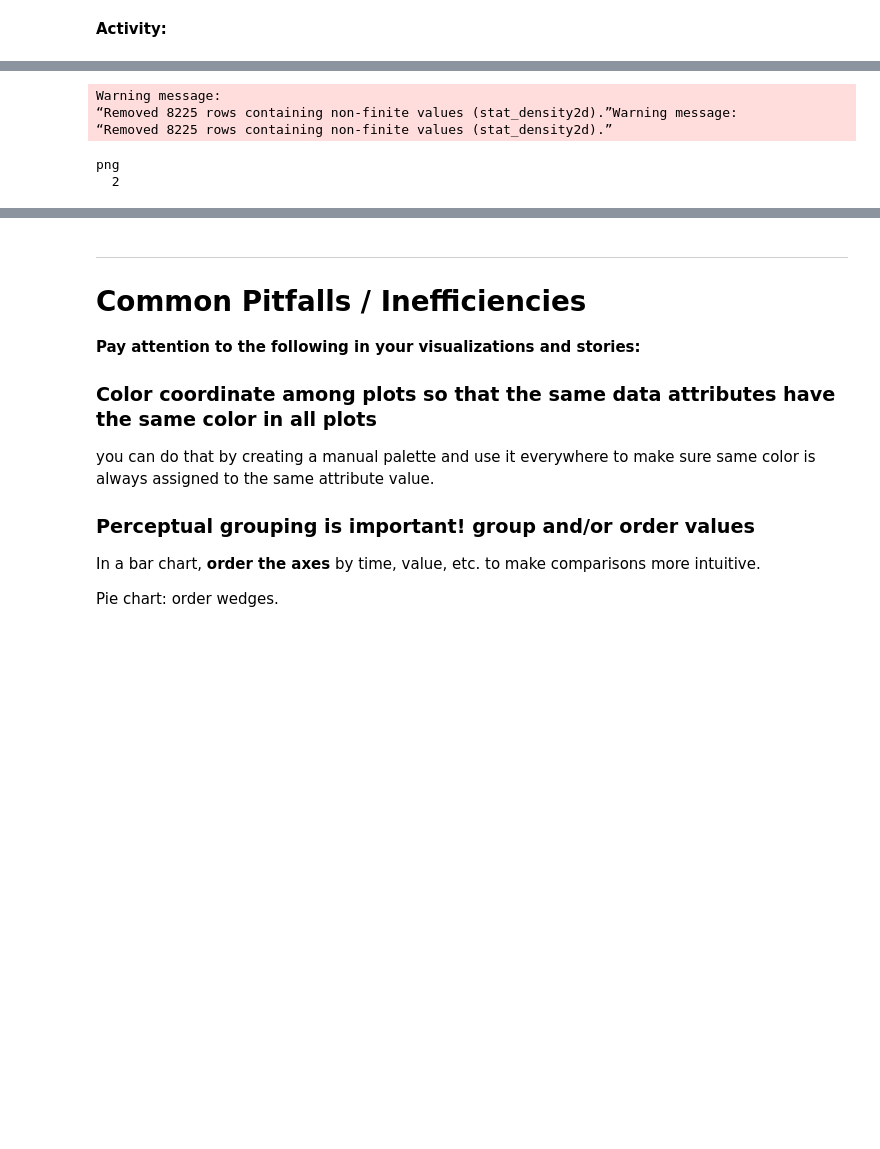
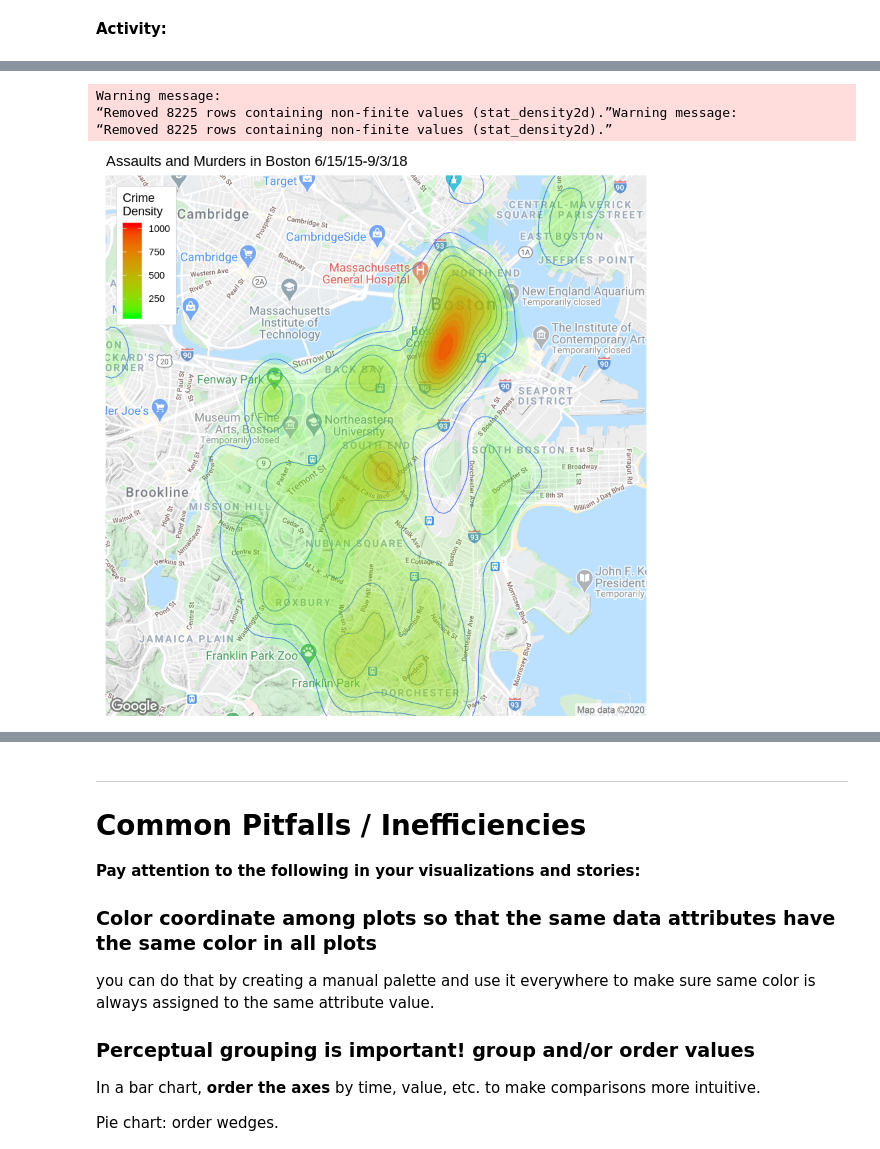
Before and after one commit to BlakeBigG/Big_Data_Visualization_MS, a Jupyter notebook: modules/module8/exercises/L8_Exercise.ipynb, the cells around one changed output, grey strips where cells are left out. Cells and saved outputs as stored; diff of their text form; code cells hidden in the pictures; blank space fills up the shorter version.

```diff
--- a/modules/module8/exercises/L8_Exercise.ipynb
+++ b/modules/module8/exercises/L8_Exercise.ipynb
@@ -93,29 +99,28 @@ BostonMap <- ggmap(boston, extent = "device", legend = "topleft", darken = c(.2,
 # %%
 # The first plot is a density plot for assaults and murders
 # I chose to focus on these two crimes because there were too many thefts for
 # the subsequent maps to be effective if they included theft
 
-png(filename="crime_density.png")
+#png(filename="crime_density.png")
 
 BostonMap +
 
 geom_density2d(data = assault_murder_data, aes(x = Long, y = Lat), size = 0.3) +
 
 stat_density2d(data = assault_murder_data, aes(x = Long, y = Lat, fill = ..level.., alpha = ..level..), size = 0.01, bins = 16, geom = "polygon") +
 
 scale_fill_gradient("Crime\nDensity",low = "green", high = "red") +
 
 scale_alpha(range = c(0.1, 0.4), guide = FALSE) +
 
 ggtitle("Assaults and Murders in Boston 6/15/15-9/3/18")
 
-dev.off()
+#dev.off()
 # %% [output]
 Warning message:
 “Removed 8225 rows containing non-finite values (stat_density2d).”Warning message:
 “Removed 8225 rows containing non-finite values (stat_density2d).”
-png
-  2
+[figure, added]
 # %%
 # This is the same as above, but faceted by year
 # I decided not to use this visualization in the final presentation
```
Also changed, not shown: parts of 9 cells of this notebook, 6 other files.
